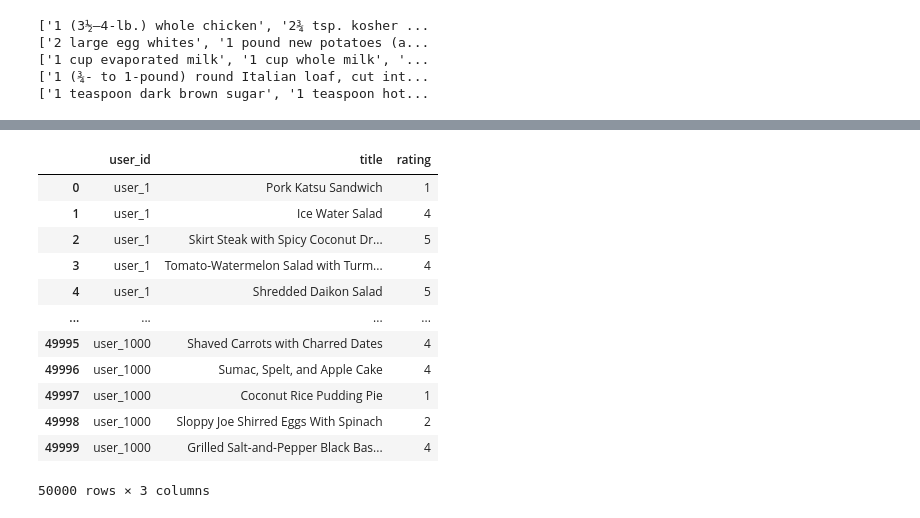
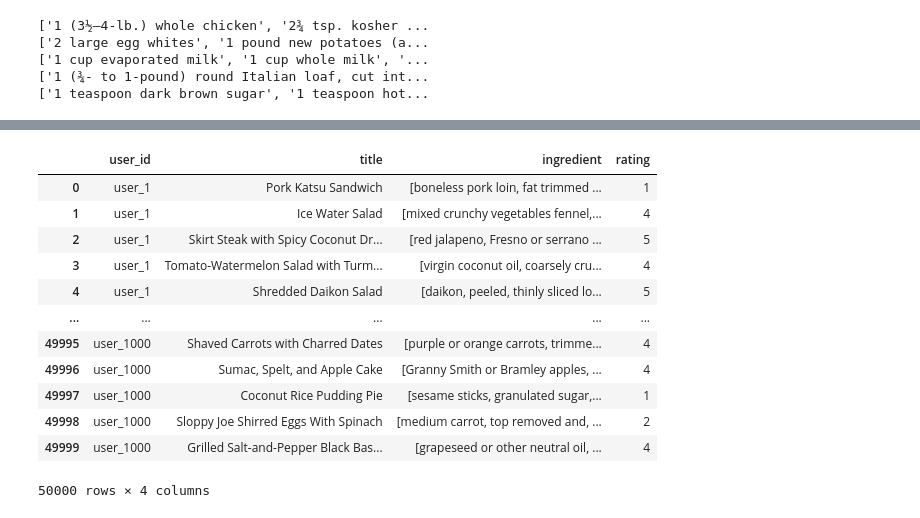
Before and after one commit to Ingredify/ML-Ingredify, a Jupyter notebook: main.ipynb, the cells around one changed output, grey strips where cells are left out. Drawn from its saved outputs; the diff is of its cells as text; code cells hidden in the pictures.

```diff
--- a/main.ipynb
+++ b/main.ipynb
@@ -74,7 +76,9 @@ def clean_ingredient_list(ingredient_list):
     cleaned = []
     garbage_words = {
         'about', 'plus', 'divided', 'total', 'such as', 'room temperature',
-        'to', 'into', 'pieces', 'torn', 'cut', 'cored', 'more', 'melted'
+        'to', 'into', 'pieces', 'torn', 'cut', 'cored', 'more', 'melted', 'tablespoons',
+        'large', 'small', 'pound', 'pounds', 'ounce', 'ounces', 'chilled', 'each',
+        'teaspoon', 'teaspoons', 'new'
     }
 
     for item in ingredient_list:
@@ -121,56 +125,64 @@ recipe_df
 # %%
 recipe_df.to_csv("Food_Cleaned.csv")
 # %%
+# Buat mapping title ke cleaned_ingredients
+title_to_ingredients = dict(zip(recipe_df["Title"], recipe_df["Cleaned_Ingredients"]))
+
 # Buat user dan resep
 recipes = recipe_df["Title"].unique()
 num_users = 1000
 user_ids = [f"user_{i+1}" for i in range(num_users)]
 
 # Bangun interactions
 interactions = []
 np.random.seed(42)
 
 for user in user_ids:
     liked = np.random.choice(recipes, size=50, replace=False)
     for recipe in liked:
-        interactions.append({"user_id": user, "title": recipe})
+        ingredients = title_to_ingredients.get(recipe, [])
+        interactions.append({
+            "user_id": user,
+            "title": recipe,
+            "ingredient": ingredients
+        })
 
 interaction_df = pd.DataFrame(interactions)
 
 # Atur ulang seed untuk rating
 np.random.seed(42)
 
 # Jumlah total interaksi
 n = len(interaction_df)
 
-# Buat 80% rating > 3 (yaitu: 4 atau 5)
-high_ratings = np.random.randint(4, 6, size=int(n * 0.9))  # 4 atau 5
-# Buat 20% rating <= 3 (1, 2, atau 3)
+# Buat 90% rating > 3 (yaitu: 4 atau 5)
+high_ratings = np.random.randint(4, 6, size=int(n * 0.9))
+# Buat 10% rating <= 3
 low_ratings = np.random.randint(1, 4, size=n - len(high_ratings))
 
 # Gabungkan dan acak
 all_ratings = np.concatenate([high_ratings, low_ratings])
 np.random.shuffle(all_ratings)
 
 # Masukkan ke DataFrame
 interaction_df["rating"] = all_ratings
 
-# Tampilkan tabel
+# Tampilkan contoh
 interaction_df
 # %% [output]
-|  | user_id | title | rating |
-| 0 | user_1 | Pork Katsu Sandwich | 1 |
-| 1 | user_1 | Ice Water Salad | 4 |
-| 2 | user_1 | Skirt Steak with Spicy Coconut Dr... | 5 |
-| 3 | user_1 | Tomato-Watermelon Salad with Turm... | 4 |
-| 4 | user_1 | Shredded Daikon Salad | 5 |
-| ... | ... | ... | ... |
-| 49995 | user_1000 | Shaved Carrots with Charred Dates | 4 |
-| 49996 | user_1000 | Sumac, Spelt, and Apple Cake | 4 |
-| 49997 | user_1000 | Coconut Rice Pudding Pie | 1 |
-| 49998 | user_1000 | Sloppy Joe Shirred Eggs With Spinach | 2 |
-| 49999 | user_1000 | Grilled Salt-and-Pepper Black Bas... | 4 |
+|  | user_id | title | ingredient | rating |
+| 0 | user_1 | Pork Katsu Sandwich | [boneless pork loin, fat trimmed ... | 1 |
+| 1 | user_1 | Ice Water Salad | [mixed crunchy vegetables fennel,... | 4 |
+| 2 | user_1 | Skirt Steak with Spicy Coconut Dr... | [red jalapeno, Fresno or serrano ... | 5 |
+| 3 | user_1 | Tomato-Watermelon Salad with Turm... | [virgin coconut oil, coarsely cru... | 4 |
+| 4 | user_1 | Shredded Daikon Salad | [daikon, peeled, thinly sliced lo... | 5 |
+| ... | ... | ... | ... | ... |
+| 49995 | user_1000 | Shaved Carrots with Charred Dates | [purple or orange carrots, trimme... | 4 |
+| 49996 | user_1000 | Sumac, Spelt, and Apple Cake | [Granny Smith or Bramley apples, ... | 4 |
+| 49997 | user_1000 | Coconut Rice Pudding Pie | [sesame sticks, granulated sugar,... | 1 |
+| 49998 | user_1000 | Sloppy Joe Shirred Eggs With Spinach | [medium carrot, top removed and, ... | 2 |
+| 49999 | user_1000 | Grilled Salt-and-Pepper Black Bas... | [grapeseed or other neutral oil, ... | 4 |
-50000 rows × 3 columns
+50000 rows × 4 columns
 # %%
 # ====================
 # 1. Data Preprocessing
```
Also changed, not shown: parts of 7 cells of this notebook, 1 other file.
